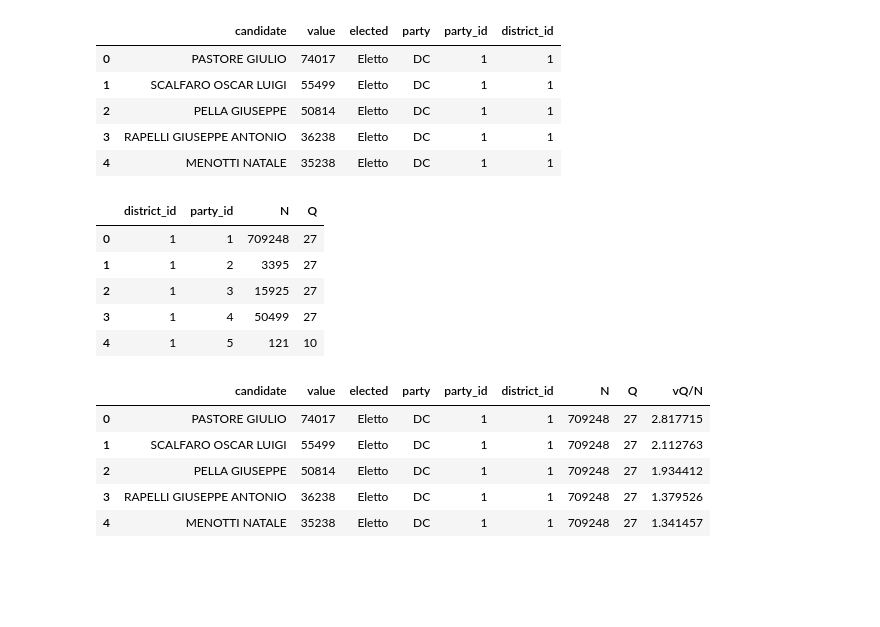
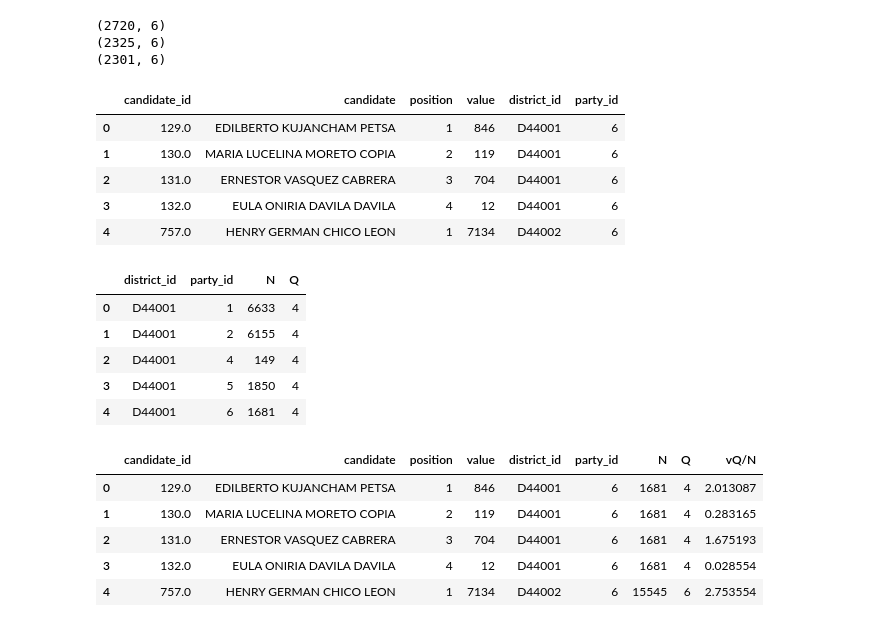
Before and after one commit to cnavarreteliz/atlas-elections-data, a Jupyter notebook: Fortunato Castellano.ipynb, the cells around one changed output. Cells and saved outputs as stored; diff of their text form; code cells hidden in the pictures; blank space fills up the shorter version.

```diff
--- a/Fortunato Castellano.ipynb
+++ b/Fortunato Castellano.ipynb
@@ -8,10 +8,19 @@ aggregation = "district"
 # %%
 df = pd.read_csv(f"data_output/{country}/{year}_{election_type}_{aggregation}.csv.gz")
+print(df.shape)
+df = df[df["candidate"].str.strip() != ""]
+print(df.shape)
+df = df[~df["candidate"].isna()]
+print(df.shape)
+
 df.head()
 # %% [output]
+(2720, 6)
+(2325, 6)
+(2301, 6)
-|  | candidate | value | elected | party | party_id | district_id |
-| 0 | PASTORE GIULIO | 74017 | Eletto | DC | 1 | 1 |
-| 1 | SCALFARO OSCAR LUIGI | 55499 | Eletto | DC | 1 | 1 |
-| 2 | PELLA GIUSEPPE | 50814 | Eletto | DC | 1 | 1 |
-| 3 | RAPELLI GIUSEPPE ANTONIO | 36238 | Eletto | DC | 1 | 1 |
-| 4 | MENOTTI NATALE | 35238 | Eletto | DC | 1 | 1 |
+|  | candidate_id | candidate | position | value | district_id | party_id |
+| 0 | 129.0 | EDILBERTO KUJANCHAM PETSA | 1 | 846 | D44001 | 6 |
+| 1 | 130.0 | MARIA LUCELINA MORETO COPIA | 2 | 119 | D44001 | 6 |
+| 2 | 131.0 | ERNESTOR VASQUEZ CABRERA | 3 | 704 | D44001 | 6 |
+| 3 | 132.0 | EULA ONIRIA DAVILA DAVILA | 4 | 12 | D44001 | 6 |
+| 4 | 757.0 | HENRY GERMAN CHICO LEON | 1 | 7134 | D44002 | 6 |
@@ -38,21 +29,21 @@ coalition = df.groupby(["district_id", "party_id"]).agg({"value": "sum", "candid
 coalition.head()
 # %% [output]
 |  | district_id | party_id | N | Q |
-| 0 | 1 | 1 | 709248 | 27 |
-| 1 | 1 | 2 | 3395 | 27 |
-| 2 | 1 | 3 | 15925 | 27 |
-| 3 | 1 | 4 | 50499 | 27 |
-| 4 | 1 | 5 | 121 | 10 |
+| 0 | D44001 | 1 | 6633 | 4 |
+| 1 | D44001 | 2 | 6155 | 4 |
+| 2 | D44001 | 4 | 149 | 4 |
+| 3 | D44001 | 5 | 1850 | 4 |
+| 4 | D44001 | 6 | 1681 | 4 |
 # %%
 data = pd.merge(df, coalition, on=["district_id", "party_id"])
 data["vQ/N"] = data["value"] * data["Q"] / data["N"]
 data.head()
 # %% [output]
-|  | candidate | value | elected | party | party_id | district_id | N | Q | vQ/N |
-| 0 | PASTORE GIULIO | 74017 | Eletto | DC | 1 | 1 | 709248 | 27 | 2.817715 |
-| 1 | SCALFARO OSCAR LUIGI | 55499 | Eletto | DC | 1 | 1 | 709248 | 27 | 2.112763 |
-| 2 | PELLA GIUSEPPE | 50814 | Eletto | DC | 1 | 1 | 709248 | 27 | 1.934412 |
-| 3 | RAPELLI GIUSEPPE ANTONIO | 36238 | Eletto | DC | 1 | 1 | 709248 | 27 | 1.379526 |
-| 4 | MENOTTI NATALE | 35238 | Eletto | DC | 1 | 1 | 709248 | 27 | 1.341457 |
+|  | candidate_id | candidate | position | value | district_id | party_id | N | Q | vQ/N |
+| 0 | 129.0 | EDILBERTO KUJANCHAM PETSA | 1 | 846 | D44001 | 6 | 1681 | 4 | 2.013087 |
+| 1 | 130.0 | MARIA LUCELINA MORETO COPIA | 2 | 119 | D44001 | 6 | 1681 | 4 | 0.283165 |
+| 2 | 131.0 | ERNESTOR VASQUEZ CABRERA | 3 | 704 | D44001 | 6 | 1681 | 4 | 1.675193 |
+| 3 | 132.0 | EULA ONIRIA DAVILA DAVILA | 4 | 12 | D44001 | 6 | 1681 | 4 | 0.028554 |
+| 4 | 757.0 | HENRY GERMAN CHICO LEON | 1 | 7134 | D44002 | 6 | 15545 | 6 | 2.753554 |
 # %%
 data.to_csv(f"data_universality/{country}_{year}_{election_type}.csv", index=False)
```
Also changed, not shown: parts of 3 cells of this notebook, 11 other files.
